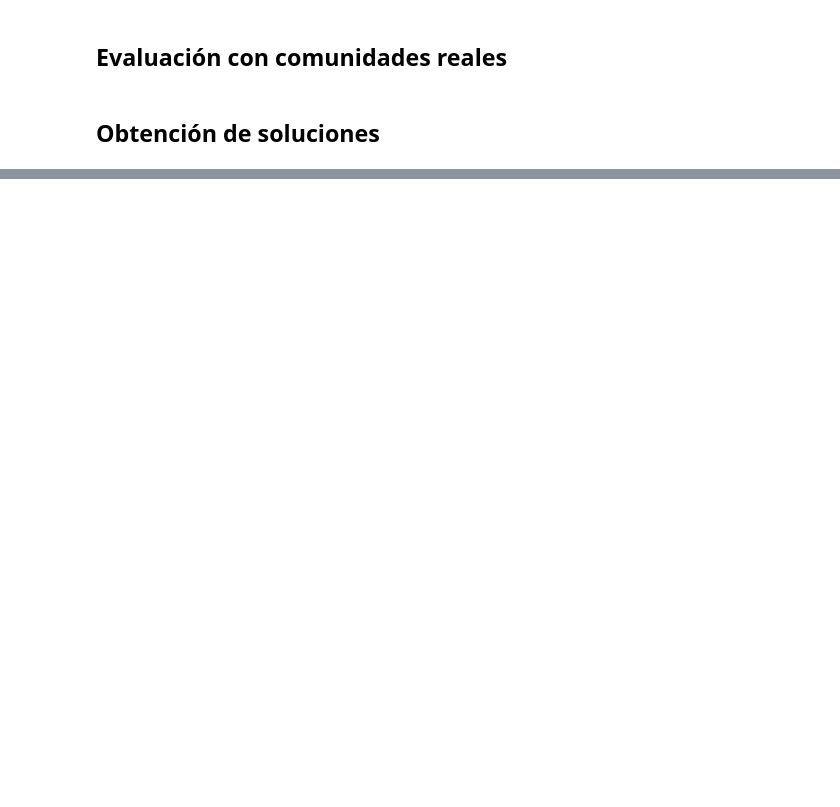
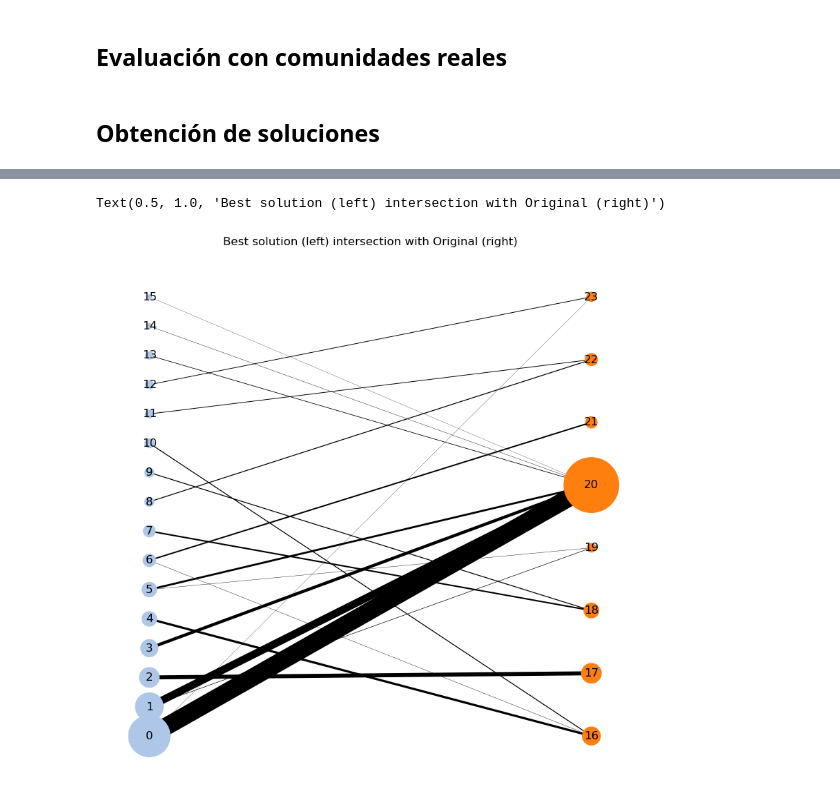
Before and after one commit to pablomiralles22/maadm-sna-ceb-assignment, a Jupyter notebook: notebooks/exercise2-3.ipynb, the cells around one changed output, grey strips where cells are left out. Drawn from its saved outputs; the diff is of its cells as text; code cells hidden in the pictures; blank space fills up the shorter version.

```diff
--- a/notebooks/exercise2-3.ipynb
+++ b/notebooks/exercise2-3.ipynb
@@ -261,0 +454,16 @@ best_nmi
+# %%
+%matplotlib inline
+fig, ax = plt.subplots(1, 1, figsize=(10, 10))
+plot_bipartite_community_graph(
+    graph,
+    communities_1=best_communities,
+    communities_2=community_dict_to_list({node: attr["community"] for node, attr in list(graph.nodes(data=True))}),
+    node_scale=10.,
+    edge_scale=0.1,
+    ax=ax,
+)
+
+ax.set_title("Best solution (left) intersection with Original (right)")
+# %% [output]
+Text(0.5, 1.0, 'Best solution (left) intersection with Original (right)')
+[figure, added]
```
Also changed, not shown: parts of 19 cells of this notebook, 13 other files.
